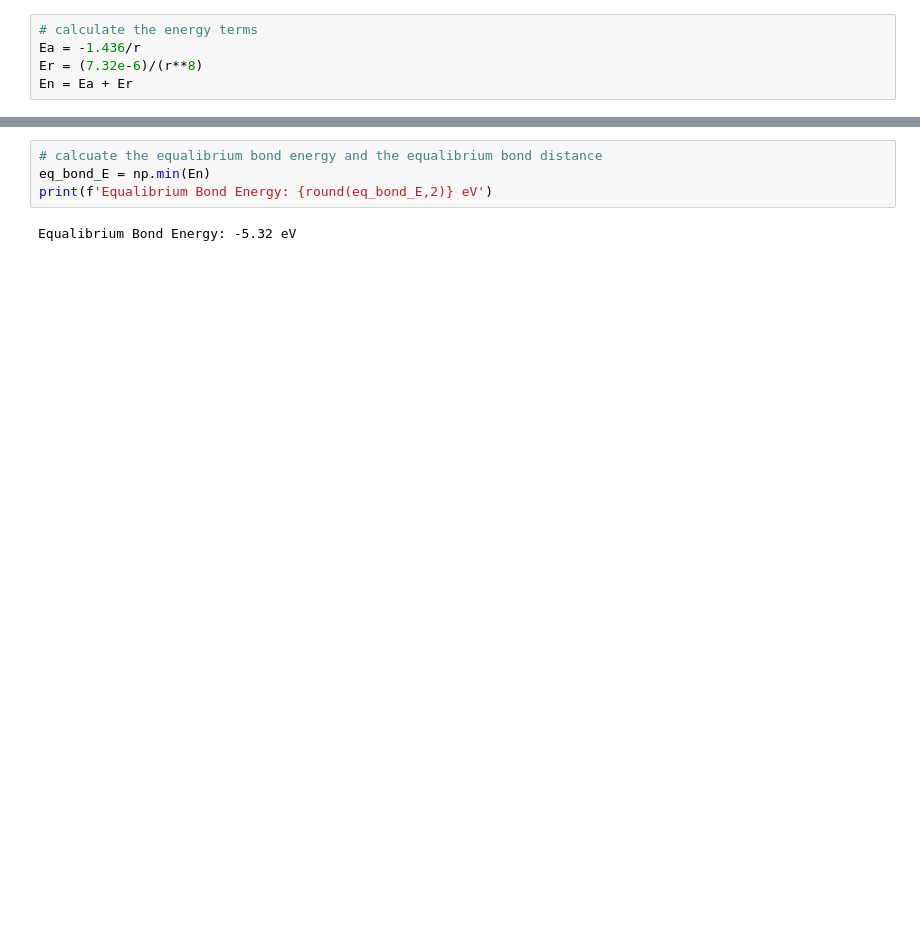
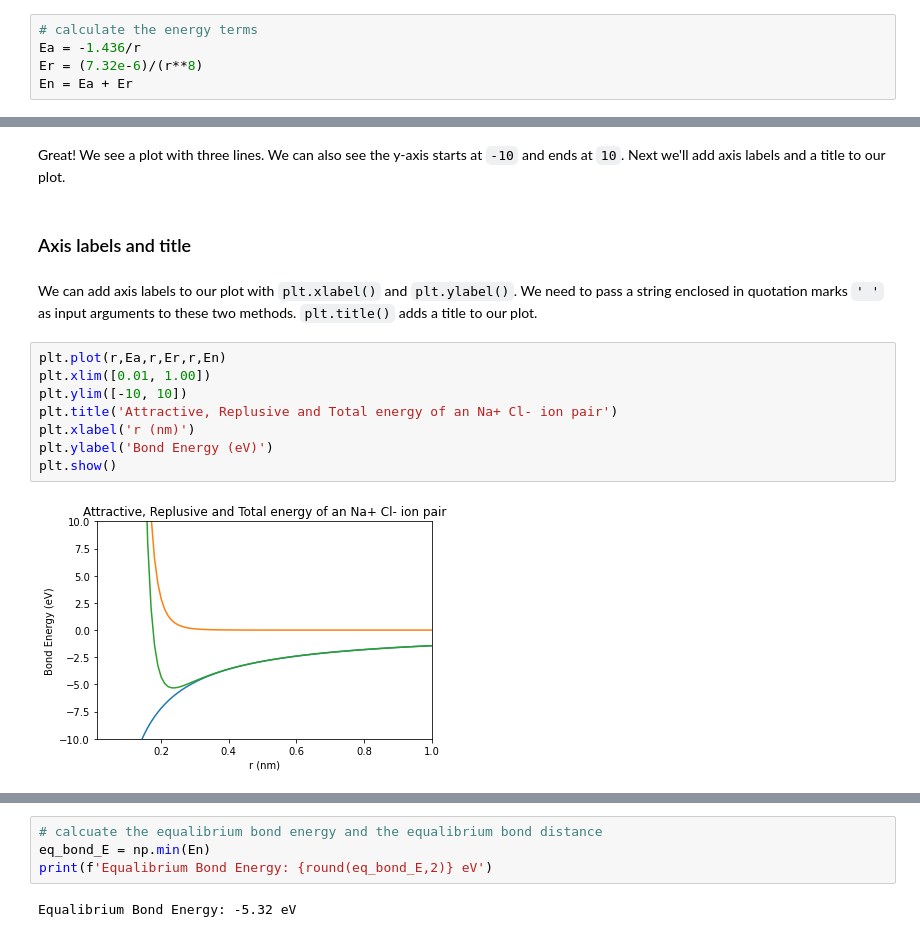
Before and after one commit to ProfessorKazarinoff/Engineering-Materials-Programming, a Jupyter notebook: _sources/02-Atomic-Structure-and-Bonding/bond-energy-vs-distance.ipynb, the cells around one changed output, grey strips where cells are left out. Cells and saved outputs as stored; diff of their text form; blank space fills up the shorter version.

````diff
--- a/_sources/02-Atomic-Structure-and-Bonding/bond-energy-vs-distance.ipynb
+++ b/_sources/02-Atomic-Structure-and-Bonding/bond-energy-vs-distance.ipynb
@@ -16,0 +101,16 @@ En = Ea + Er
+# %% [markdown]
+Great! We see a plot with three lines. We can also see the y-axis starts at ```-10``` and ends at ```10```. Next we'll add axis labels and a title to our plot.
+# %% [markdown]
+### Axis labels and title
+# %% [markdown]
+We can add axis labels to our plot with ```plt.xlabel()``` and ```plt.ylabel()```. We need to pass a string enclosed in quotation marks ```' '``` as input arguments to these two methods. ```plt.title()``` adds a title to our plot.
+# %%
+plt.plot(r,Ea,r,Er,r,En)
+plt.xlim([0.01, 1.00])
+plt.ylim([-10, 10])
+plt.title('Attractive, Replusive and Total energy of an Na+ Cl- ion pair')
+plt.xlabel('r (nm)')
+plt.ylabel('Bond Energy (eV)')
+plt.show()
+# %% [output]
+[figure, added]
````
Also changed, not shown: parts of 33 cells of this notebook, 49 other files.
